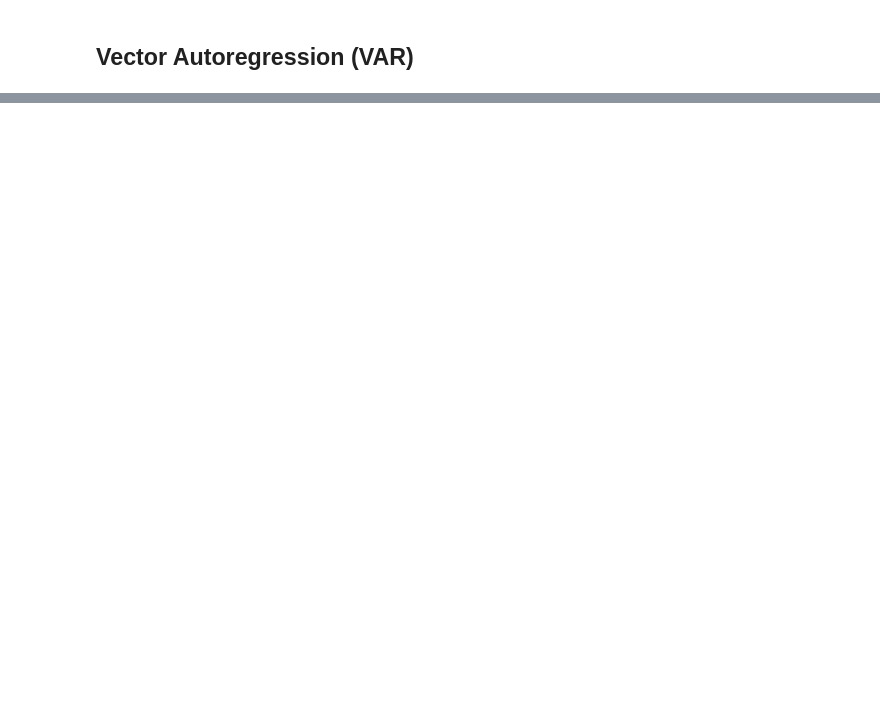
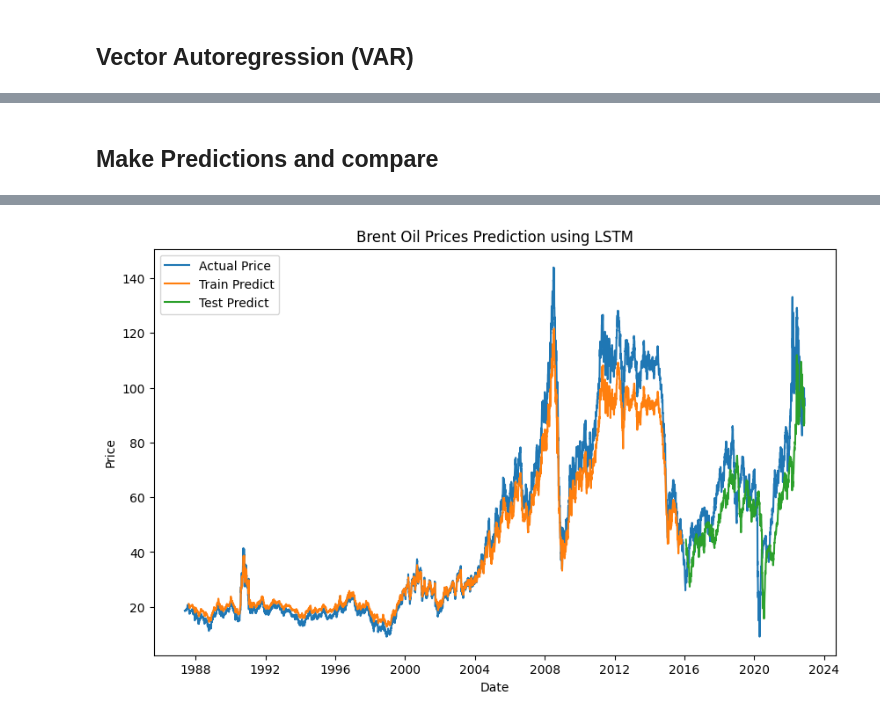
Before and after one commit to teddyhabtamu/Kifiya-AIM-Week-10, a Jupyter notebook: notebooks/Advanced_Analysis.ipynb, the cells around one changed output, grey strips where cells are left out. Saved outputs shown, nothing was run; the diff lists cells and outputs as text; code cells hidden in the pictures; blank space fills up the shorter version.

Commit message:
Long Short-Term Memory(LSTM) Networks

```diff
--- a/notebooks/Advanced_Analysis.ipynb
+++ b/notebooks/Advanced_Analysis.ipynb
@@ -39,0 +87,33 @@ Warnings:
+# %% [markdown]
+## Make Predictions and compare
+# %%
+train_predict = model.predict(X_train)
+test_predict = model.predict(X_test)
+
+# Inverse transform the predictions
+train_predict = scaler.inverse_transform(train_predict)
+test_predict = scaler.inverse_transform(test_predict)
+Y_train = scaler.inverse_transform(Y_train.reshape(-1, 1))
+Y_test = scaler.inverse_transform(Y_test.reshape(-1, 1))
+
+
+# Plot the results
+train_predict_plot = np.empty_like(scaled_data)
+train_predict_plot[:, :] = np.nan
+train_predict_plot[time_step:len(train_predict) + time_step, :] = train_predict
+
+test_predict_plot = np.empty_like(scaled_data)
+test_predict_plot[:, :] = np.nan
+test_predict_plot[len(train_predict) + (time_step * 2) + 1:len(scaled_data) - 1, :] = \
+    test_predict[:len(scaled_data) - len(train_predict) - (time_step * 2) - 2]
+
+plt.figure(figsize=(10, 6))
+plt.plot(data.index, scaler.inverse_transform(scaled_data), label='Actual Price')
+plt.plot(data.index, train_predict_plot, label='Train Predict')
+plt.plot(data.index, test_predict_plot, label='Test Predict')
+plt.title('Brent Oil Prices Prediction using LSTM')
+plt.xlabel('Date')
+plt.ylabel('Price')
+plt.legend()
+plt.show()
+# %% [output]
@@ -39,0 +122 @@ Warnings:
+[figure, added]
```
Also changed, not shown: parts of 7 cells of this notebook.
